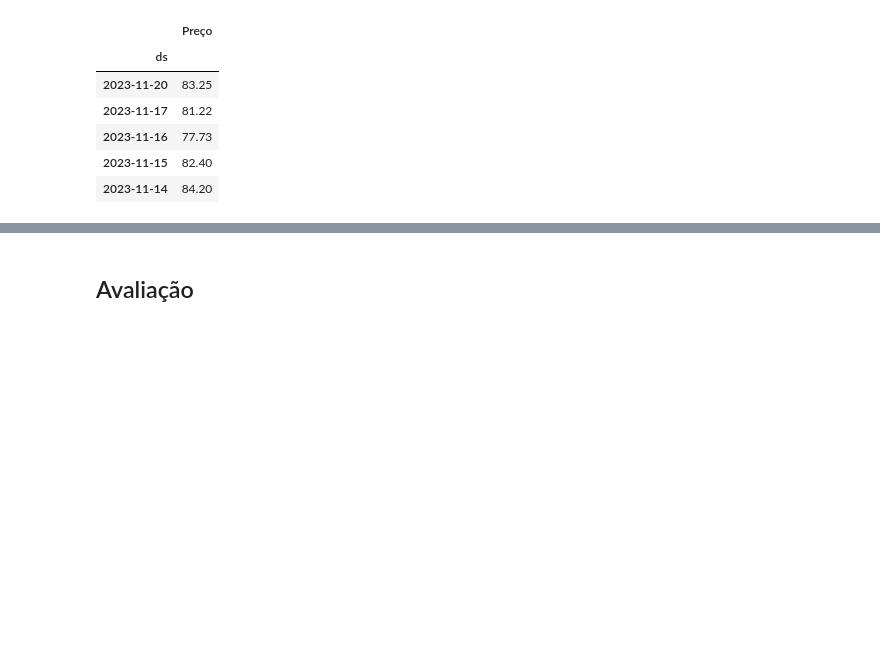
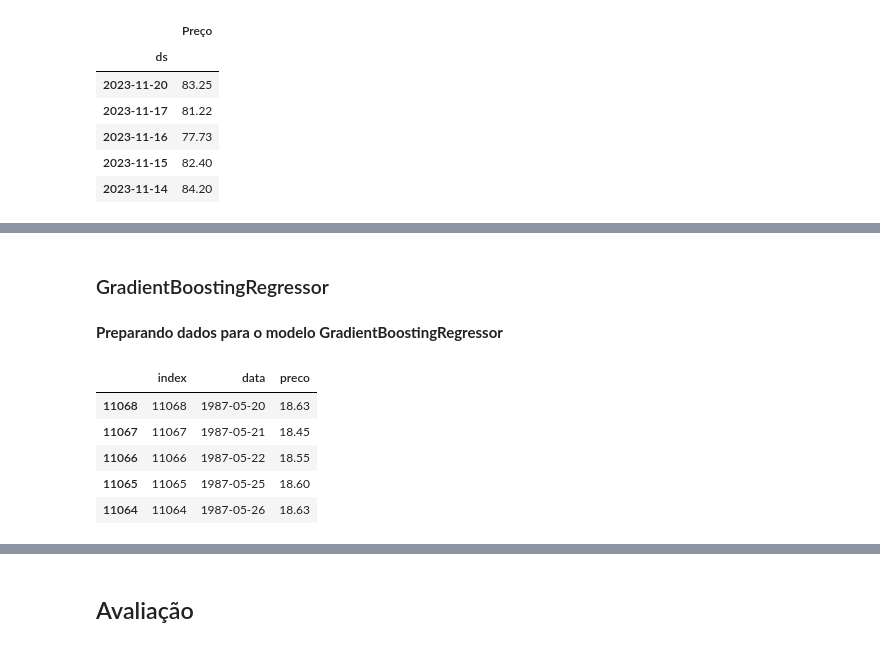
Before and after one commit to jorgeplatero/postech_techchallenge_fase_4, a Jupyter notebook: time_series_petroleo_brent.ipynb, the cells around one changed output, grey strips where cells are left out. Drawn from its saved outputs; the diff is of its cells as text; code cells hidden in the pictures; blank space fills up the shorter version.

```diff
--- a/time_series_petroleo_brent.ipynb
+++ b/time_series_petroleo_brent.ipynb
@@ -89,7 +89,7 @@ conn = ps.connect(
     port = '5432'
 )
 # %%
-sql = 'SELECT * FROM ipea.preco_petroleo_brent ORDER BY data DESC'
+sql = 'SELECT * FROM ipea.preco_brent ORDER BY data DESC'
 df = sqlio.read_sql_query(sql, conn) #importando dados do PostgreSQL para o DataFrame pandas
 df.head()
 # %% [output]
@@ -537,3 +533,17 @@ fig.update_layout(
     margin=dict(l=100, r=20, t=80, b=100)
 )
 fig.show()
+# %% [markdown]
+### GradientBoostingRegressor
+# %% [markdown]
+**Preparando dados para o modelo GradientBoostingRegressor**
+# %%
+df_gbr = df.reset_index().sort_values('data').copy()
+df_gbr.head()
+# %% [output]
+|  | index | data | preco |
+| 11068 | 11068 | 1987-05-20 | 18.63 |
+| 11067 | 11067 | 1987-05-21 | 18.45 |
+| 11066 | 11066 | 1987-05-22 | 18.55 |
+| 11065 | 11065 | 1987-05-25 | 18.60 |
+| 11064 | 11064 | 1987-05-26 | 18.63 |
```
Also changed, not shown: parts of 27 cells of this notebook, 4 other files.
